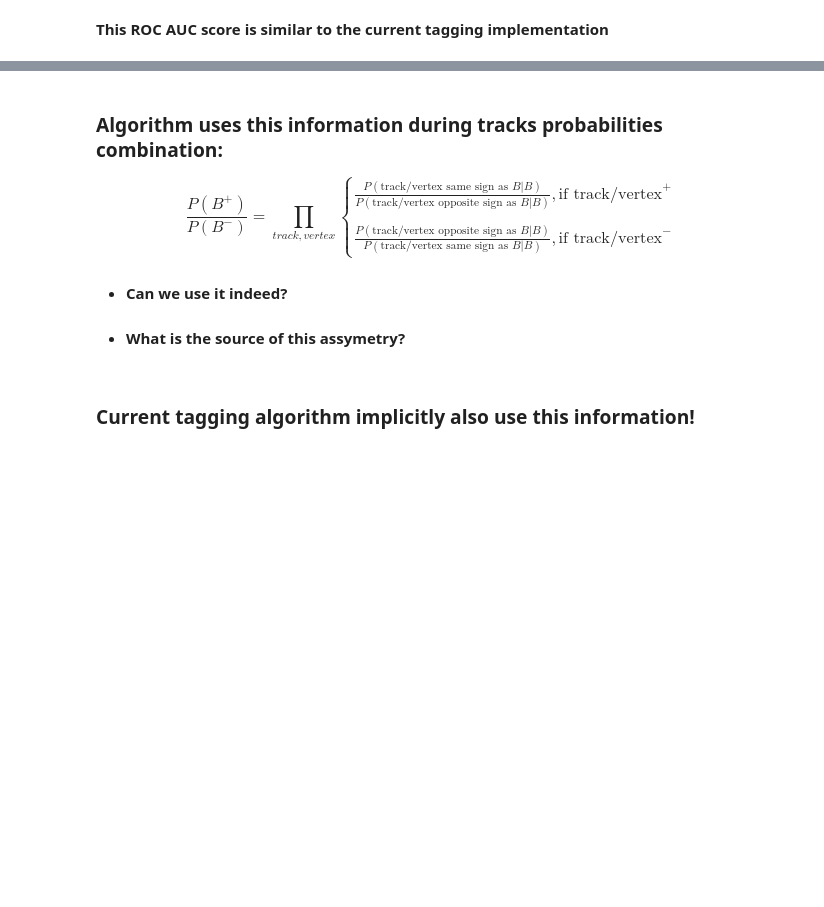
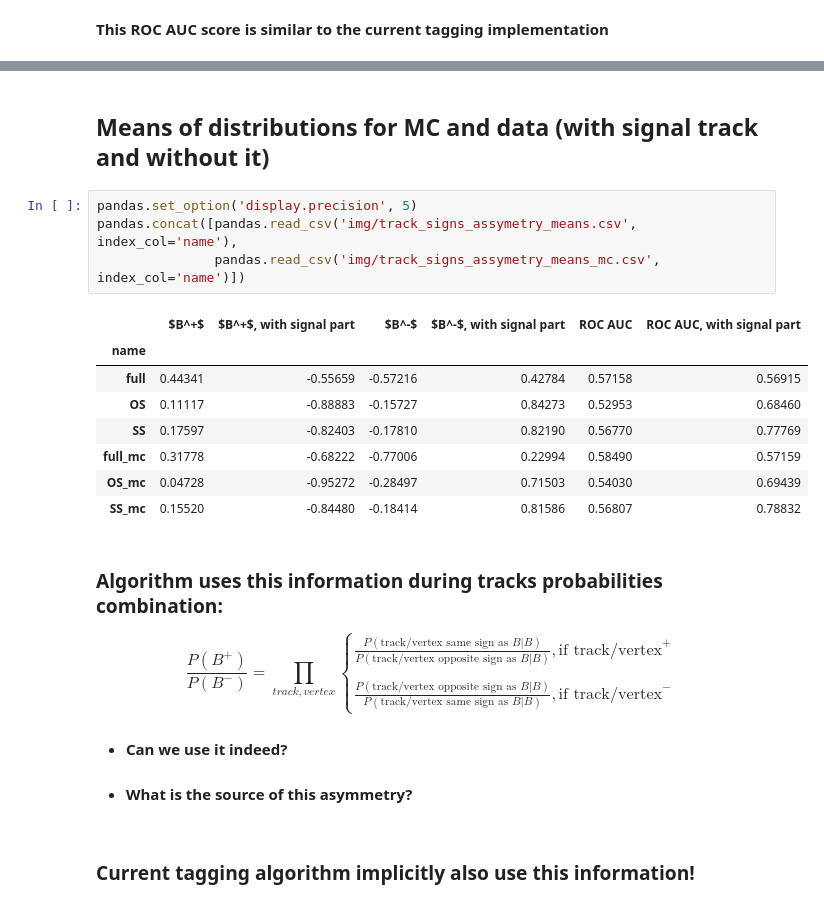
Before and after one commit to tlikhomanenko/tagging_LHCb, a Jupyter notebook: Analysis-scheme.ipynb, the cells around one changed output, grey strips where cells are left out. Drawn from its saved outputs; the diff is of its cells as text; blank space fills up the shorter version.

```diff
--- a/Analysis-scheme.ipynb
+++ b/Analysis-scheme.ipynb
@@ -593,3 +533,18 @@ pandas.read_csv('img/track_signs_assymetry_means.csv', index_col='name')
+# %% [markdown]
+## Means of distributions for MC and data (with signal track and without it)
+# %%
+pandas.set_option('display.precision', 5)
+pandas.concat([pandas.read_csv('img/track_signs_assymetry_means.csv', index_col='name'),
+               pandas.read_csv('img/track_signs_assymetry_means_mc.csv', index_col='name')])
+# %% [output]
+|  | $B^+$ | $B^+$, with signal part | $B^-$ | $B^-$, with signal part | ROC AUC | ROC AUC, with signal part |
+| name |  |  |  |  |  |  |
+| full | 0.44341 | -0.55659 | -0.57216 | 0.42784 | 0.57158 | 0.56915 |
+| OS | 0.11117 | -0.88883 | -0.15727 | 0.84273 | 0.52953 | 0.68460 |
+| SS | 0.17597 | -0.82403 | -0.17810 | 0.82190 | 0.56770 | 0.77769 |
+| full_mc | 0.31778 | -0.68222 | -0.77006 | 0.22994 | 0.58490 | 0.57159 |
+| OS_mc | 0.04728 | -0.95272 | -0.28497 | 0.71503 | 0.54030 | 0.69439 |
+| SS_mc | 0.15520 | -0.84480 | -0.18414 | 0.81586 | 0.56807 | 0.78832 |
 # %% [markdown]
 ### Algorithm uses this information during tracks probabilities combination:
 
@@ -604,7 +559,7 @@ $$
 * #### Can we use it indeed?
 
 
-* #### What is the source of this assymetry?
+* #### What is the source of this asymmetry?
 # %% [markdown]
 ### Current tagging algorithm implicitly also use this information!
 # %% [markdown]
```
Also changed, not shown: parts of 101 cells of this notebook.
